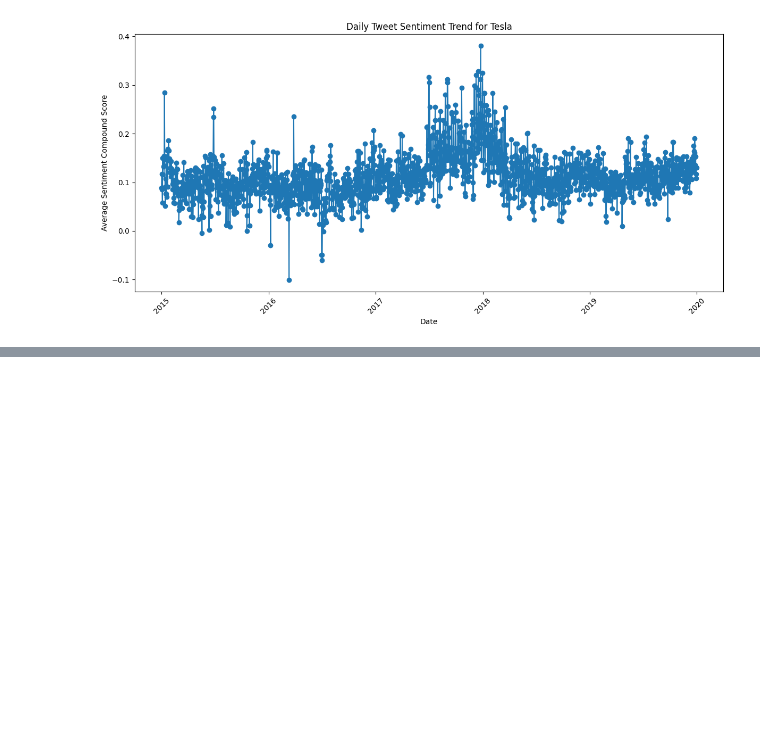
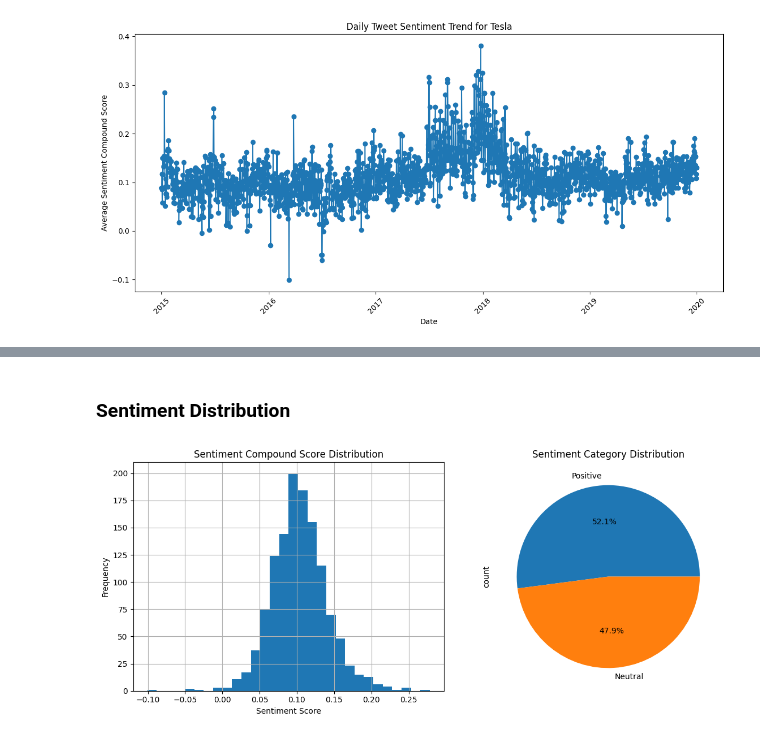
Before and after one commit to hish-school-work/Math509-project, a Jupyter notebook: Project509.ipynb, the cells around one changed output, grey strips where cells are left out. Saved outputs shown, nothing was run; the diff lists cells and outputs as text; code cells hidden in the pictures; blank space fills up the shorter version.

Commit message:
Exploratory Data Analysis (EDA)

```diff
--- a/Project509.ipynb
+++ b/Project509.ipynb
@@ -396,4 +361,7 @@ def plot_sentiment_trends(daily_sentiment):
 # %%
-result = perform_sentiment_analysis(tweets_df)
+results = perform_sentiment_analysis(tweets_df)
 # %% [output]
 Loading existing sentiment analysis from /content/drive/MyDrive/tesla_sentiment_analysis.parquet
+# %%
+results_df = pd.DataFrame(results['daily_sentiment'])
+results_df.columns
@@ -406,0 +396,9 @@ plot_sentiment_trends(result['daily_sentiment'])
+# %%
+# Convert the index of results_df to datetime objects
+results_df.index = pd.to_datetime(results_df.index)
+
+# Convert the 'Date' column of tesla_stock to datetime objects
+tesla_stock['Date'] = pd.to_datetime(tesla_stock['Date'])
+
+# Merge the two DataFrames on the date/index
+aligned_df = pd.merge(tesla_stock, results_df, how='left', left_on='Date', right_index=True)
@@ -406,0 +422,2 @@ plot_sentiment_trends(result['daily_sentiment'])
+# %% [markdown]
+### Sentiment Distribution
@@ -406,0 +427,15 @@ plot_sentiment_trends(result['daily_sentiment'])
+# %%
+plt.figure(figsize=(12, 5))
+plt.subplot(1, 2, 1)
+aligned_df['vader_compound'].hist(bins=30)
+plt.title('Sentiment Compound Score Distribution')
+plt.xlabel('Sentiment Score')
+plt.ylabel('Frequency')
+
+plt.subplot(1, 2, 2)
+aligned_df['sentiment_category'].value_counts().plot(kind='pie', autopct='%1.1f%%')
+plt.title('Sentiment Category Distribution')
+plt.tight_layout()
+plt.show()
+# %% [output]
+[figure, added]
```
Also changed, not shown: parts of 17 cells of this notebook.
